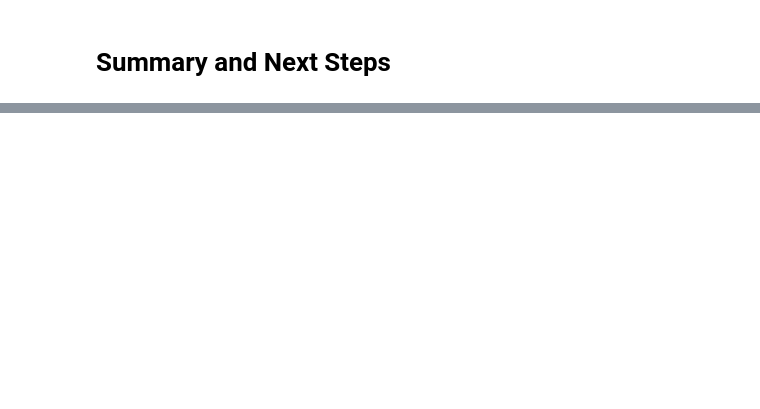
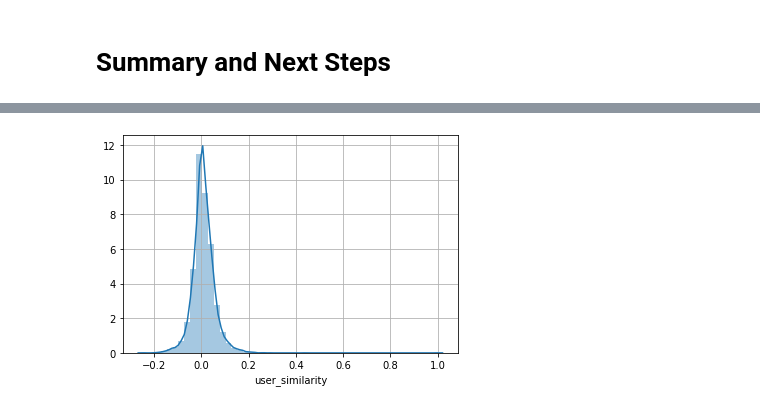
Before and after one commit to bethanymbaker/arch, a Jupyter notebook: notebooks/Crunchbase Challenge.ipynb, the cells around one changed output, grey strips where cells are left out. Saved outputs shown, nothing was run; the diff lists cells and outputs as text; code cells hidden in the pictures; blank space fills up the shorter version.

```diff
--- a/notebooks/Crunchbase Challenge.ipynb
+++ b/notebooks/Crunchbase Challenge.ipynb
@@ -402,0 +414,5 @@ New tech to help disabled people                    0.105156        0.105
+# %%
+sns.distplot(similarity_values.user_similarity);
+plt.grid();
+# %% [output]
+[figure, added]
```
Also changed, not shown: parts of 5 cells of this notebook.
